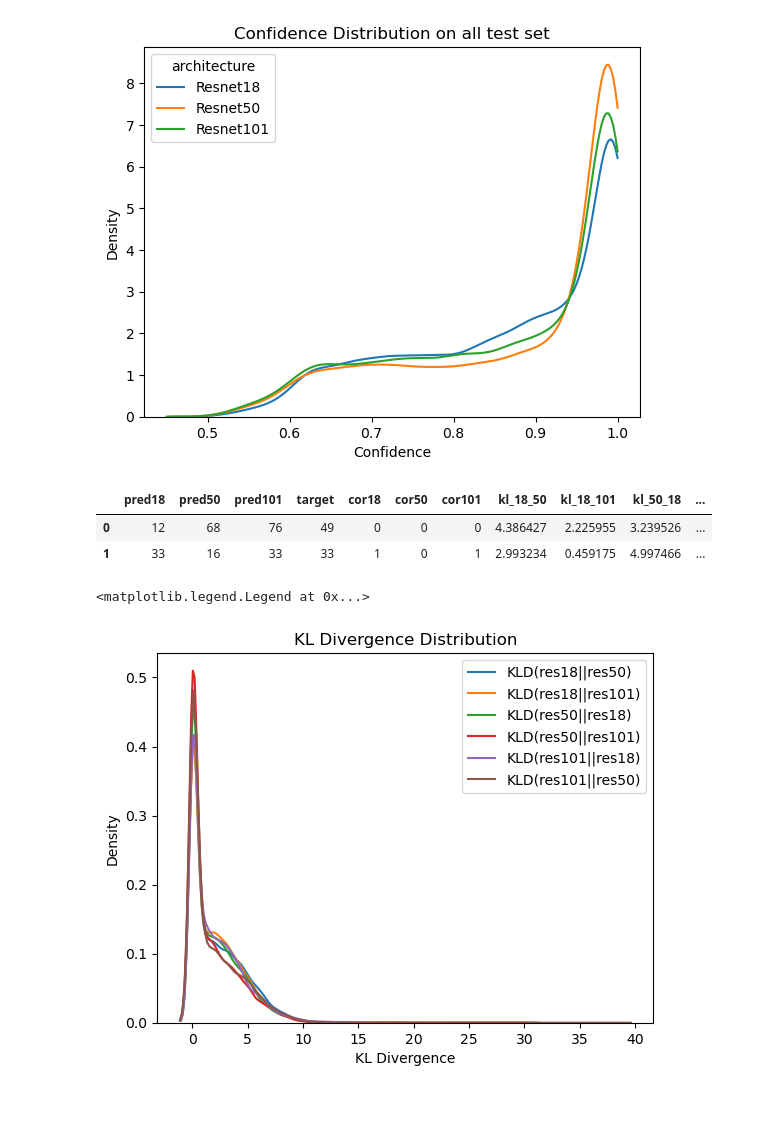
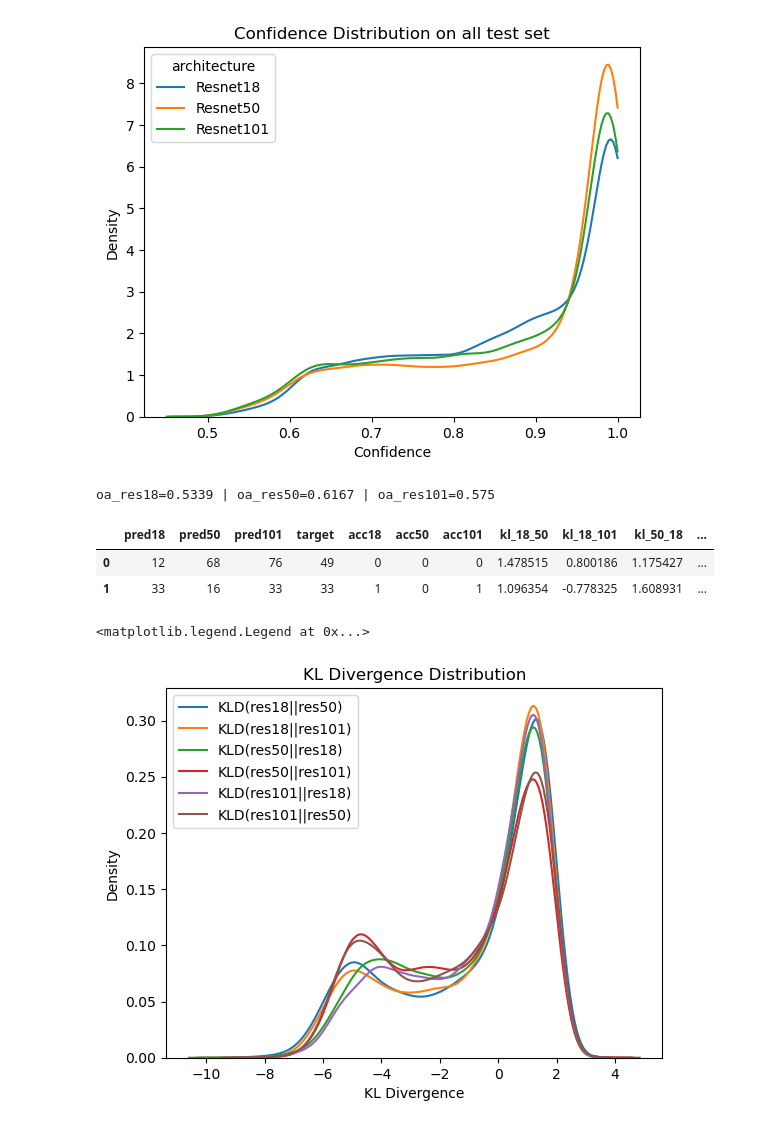
Before and after one commit to TimothyZG/wliura2024, a Jupyter notebook: post-exp1-analysis/analysis.ipynb, the cells around one changed output. Saved outputs shown, nothing was run; the diff lists cells and outputs as text; code cells hidden in the pictures.

```diff
--- a/post-exp1-analysis/analysis.ipynb
+++ b/post-exp1-analysis/analysis.ipynb
@@ -83,33 +85,40 @@ plt.ylabel('Density')
 oc_res18=0.8715682656677265 | oc_res50=0.8837061005793636 | oc_res101=0.8710843226908104
 Text(0, 0.5, 'Density')
 [figure]
+# %%
+df["acc18"] = np.where(df["pred18"]==df["target"],1,0)
+df["acc50"] = np.where(df["pred50"]==df["target"],1,0)
+df["acc101"] = np.where(df["pred101"]==df["target"],1,0)
+oa_res18 = df["acc18"].mean()
+oa_res50 = df["acc50"].mean()
+oa_res101 = df["acc101"].mean()
+print(f"{oa_res18=} | {oa_res50=} | {oa_res101=}")
+# %% [output]
+oa_res18=0.5339 | oa_res50=0.6167 | oa_res101=0.575
 # %%
-df["cor18"] = np.where(df["pred18"]==df["target"],1,0)
-df["cor50"] = np.where(df["pred50"]==df["target"],1,0)
-df["cor101"] = np.where(df["pred101"]==df["target"],1,0)
 def calc_kl(Q,P,numclass):
-    return rel_entr(Q.iloc[:,0:numclass],P.iloc[:,0:numclass]).sum(1)
+    return np.log(rel_entr(Q.iloc[:,0:numclass],P.iloc[:,0:numclass]).sum(1))
 df["kl_18_50"] = calc_kl(df18,df50,100)
 df["kl_18_101"] = calc_kl(df18,df101,100)
 df["kl_50_18"] = calc_kl(df50,df18,100)
 df["kl_50_101"] = calc_kl(df50,df101,100)
 df["kl_101_18"] = calc_kl(df101,df18,100)
 df["kl_101_50"] = calc_kl(df101,df50,100)
 display(df.head(2))
 sns.kdeplot(df["kl_18_50"], label='KLD(res18||res50)')
 sns.kdeplot(df["kl_18_101"], label='KLD(res18||res101)')
 sns.kdeplot(df["kl_50_18"], label='KLD(res50||res18)')
 sns.kdeplot(df["kl_50_101"], label='KLD(res50||res101)')
 sns.kdeplot(df["kl_101_18"], label='KLD(res101||res18)')
 sns.kdeplot(df["kl_101_50"], label='KLD(res101||res50)')
 plt.title('KL Divergence Distribution')
 plt.xlabel('KL Divergence')
 plt.ylabel('Density')
 plt.legend()
 # %% [output]
-|  | pred18 | pred50 | pred101 | target | cor18 | cor50 | cor101 | kl_18_50 | kl_18_101 | kl_50_18 | ... |
-| 0 | 12 | 68 | 76 | 49 | 0 | 0 | 0 | 4.386427 | 2.225955 | 3.239526 | ... |
-| 1 | 33 | 16 | 33 | 33 | 1 | 0 | 1 | 2.993234 | 0.459175 | 4.997466 | ... |
+|  | pred18 | pred50 | pred101 | target | acc18 | acc50 | acc101 | kl_18_50 | kl_18_101 | kl_50_18 | ... |
+| 0 | 12 | 68 | 76 | 49 | 0 | 0 | 0 | 1.478515 | 0.800186 | 1.175427 | ... |
+| 1 | 33 | 16 | 33 | 33 | 1 | 0 | 1 | 1.096354 | -0.778325 | 1.608931 | ... |
 <matplotlib.legend.Legend at 0x...>
-[figure, old version]
+[figure, new version]
 # %%
```
Also changed, not shown: parts of 3 cells of this notebook, 2 other files.
